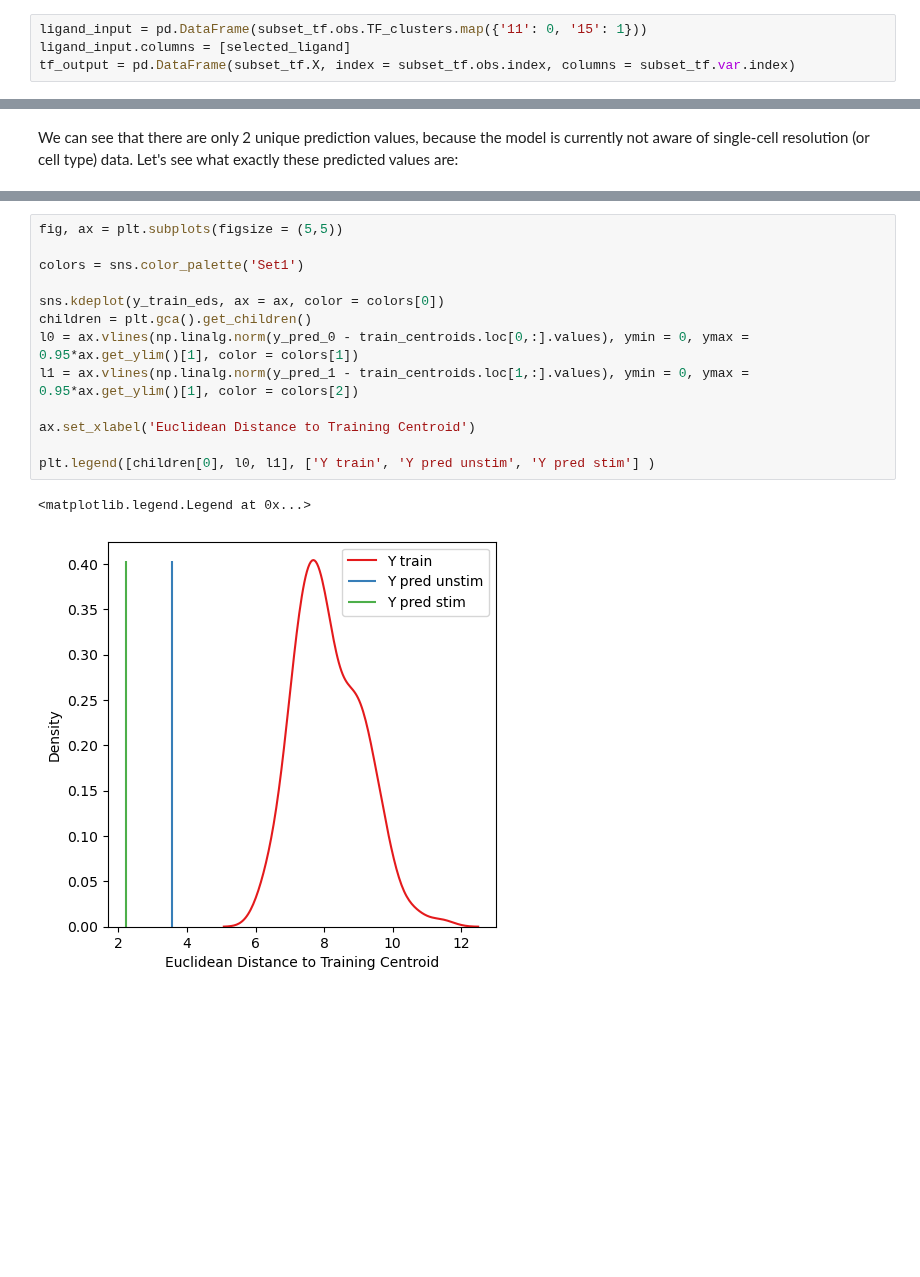
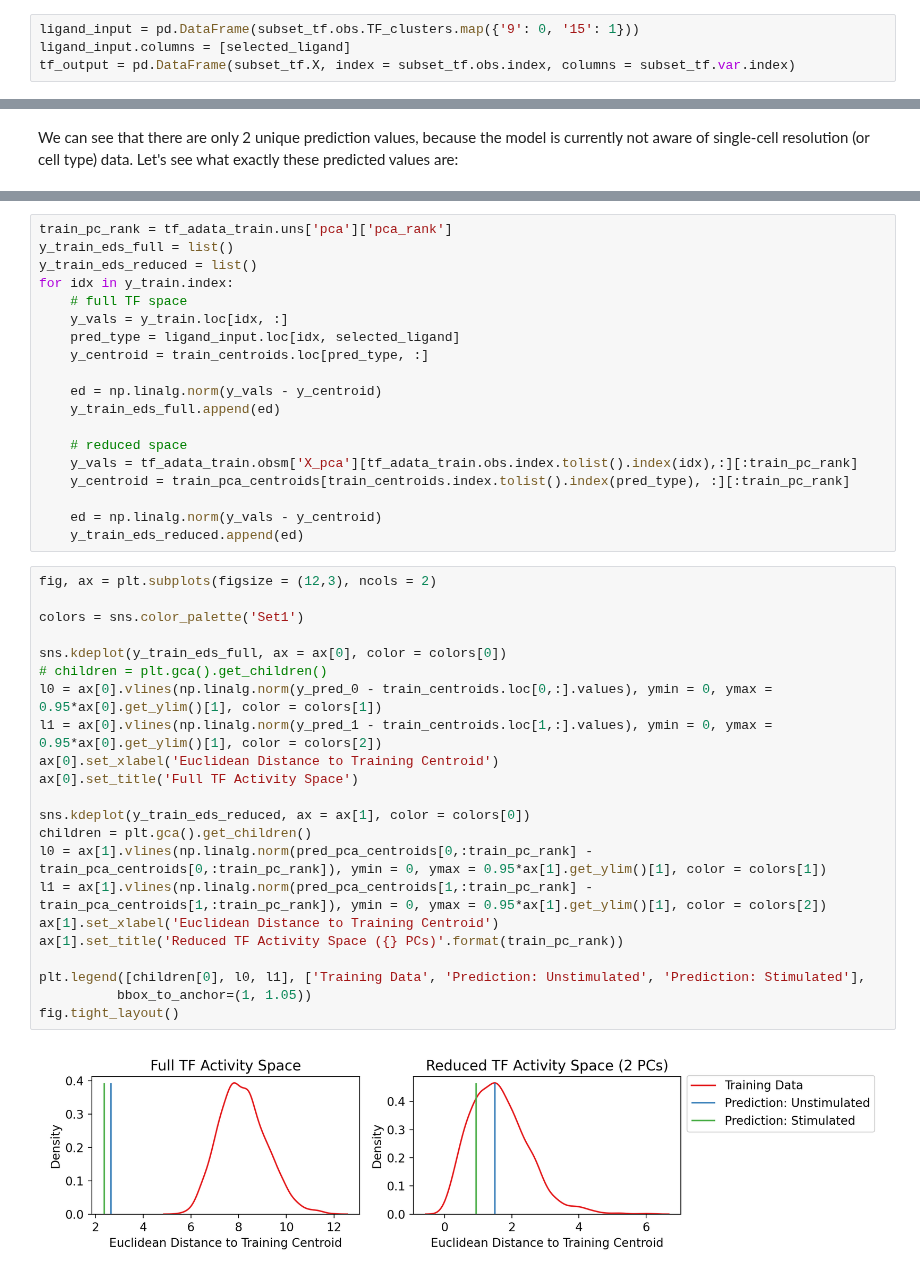
Before and after one commit to hmbaghdassarian/scLEMBAS, a Jupyter notebook: notebooks/02A_original_performance.ipynb, the cells around one changed output, grey strips where cells are left out. Drawn from its saved outputs; the diff is of its cells as text; blank space fills up the shorter version.

Commit message:
complete assessment of bulk model on single-cell data

```diff
--- a/notebooks/02A_original_performance.ipynb
+++ b/notebooks/02A_original_performance.ipynb
@@ -281,7 +284,7 @@ Name: count, dtype: int64
 # %% [markdown]
 Next, let's initialize the model:
 # %%
-ligand_input = pd.DataFrame(subset_tf.obs.TF_clusters.map({'11': 0, '15': 1}))
+ligand_input = pd.DataFrame(subset_tf.obs.TF_clusters.map({'9': 0, '15': 1}))
 ligand_input.columns = [selected_ligand]
 tf_output = pd.DataFrame(subset_tf.X, index = subset_tf.obs.index, columns = subset_tf.var.index)
 # %%
@@ -382,16 +433,43 @@ for idx in y_train.index:
+# %%
+train_pc_rank = tf_adata_train.uns['pca']['pca_rank']
+y_train_eds_full = list()
+y_train_eds_reduced = list()
+for idx in y_train.index:
+    # full TF space
+    y_vals = y_train.loc[idx, :]
+    pred_type = ligand_input.loc[idx, selected_ligand]
+    y_centroid = train_centroids.loc[pred_type, :]
+
+    ed = np.linalg.norm(y_vals - y_centroid)
+    y_train_eds_full.append(ed)
+
+    # reduced space
+    y_vals = tf_adata_train.obsm['X_pca'][tf_adata_train.obs.index.tolist().index(idx),:][:train_pc_rank]
+    y_centroid = train_pca_centroids[train_centroids.index.tolist().index(pred_type), :][:train_pc_rank]
+
+    ed = np.linalg.norm(y_vals - y_centroid)
+    y_train_eds_reduced.append(ed)
 # %%
-fig, ax = plt.subplots(figsize = (5,5))
+fig, ax = plt.subplots(figsize = (12,3), ncols = 2)
 
 colors = sns.color_palette('Set1')
 
-sns.kdeplot(y_train_eds, ax = ax, color = colors[0])
+sns.kdeplot(y_train_eds_full, ax = ax[0], color = colors[0])
+# children = plt.gca().get_children()
+l0 = ax[0].vlines(np.linalg.norm(y_pred_0 - train_centroids.loc[0,:].values), ymin = 0, ymax = 0.95*ax[0].get_ylim()[1], color = colors[1])
+l1 = ax[0].vlines(np.linalg.norm(y_pred_1 - train_centroids.loc[1,:].values), ymin = 0, ymax = 0.95*ax[0].get_ylim()[1], color = colors[2])
+ax[0].set_xlabel('Euclidean Distance to Training Centroid')
+ax[0].set_title('Full TF Activity Space')
+
+sns.kdeplot(y_train_eds_reduced, ax = ax[1], color = colors[0])
 children = plt.gca().get_children()
-l0 = ax.vlines(np.linalg.norm(y_pred_0 - train_centroids.loc[0,:].values), ymin = 0, ymax = 0.95*ax.get_ylim()[1], color = colors[1])
-l1 = ax.vlines(np.linalg.norm(y_pred_1 - train_centroids.loc[1,:].values), ymin = 0, ymax = 0.95*ax.get_ylim()[1], color = colors[2])
+l0 = ax[1].vlines(np.linalg.norm(pred_pca_centroids[0,:train_pc_rank] - train_pca_centroids[0,:train_pc_rank]), ymin = 0, ymax = 0.95*ax[1].get_ylim()[1], color = colors[1])
+l1 = ax[1].vlines(np.linalg.norm(pred_pca_centroids[1,:train_pc_rank] - train_pca_centroids[1,:train_pc_rank]), ymin = 0, ymax = 0.95*ax[1].get_ylim()[1], color = colors[2])
+ax[1].set_xlabel('Euclidean Distance to Training Centroid')
+ax[1].set_title('Reduced TF Activity Space ({} PCs)'.format(train_pc_rank))
 
-ax.set_xlabel('Euclidean Distance to Training Centroid')
-
-plt.legend([children[0], l0, l1], ['Y train', 'Y pred unstim', 'Y pred stim'] )
+plt.legend([children[0], l0, l1], ['Training Data', 'Prediction: Unstimulated', 'Prediction: Stimulated'],
+          bbox_to_anchor=(1, 1.05))
+fig.tight_layout()
 # %% [output]
-<matplotlib.legend.Legend at 0x...>
-[figure, old version]
+[figure, new version]
```
Also changed, not shown: parts of 21 cells of this notebook, 4 other files.
